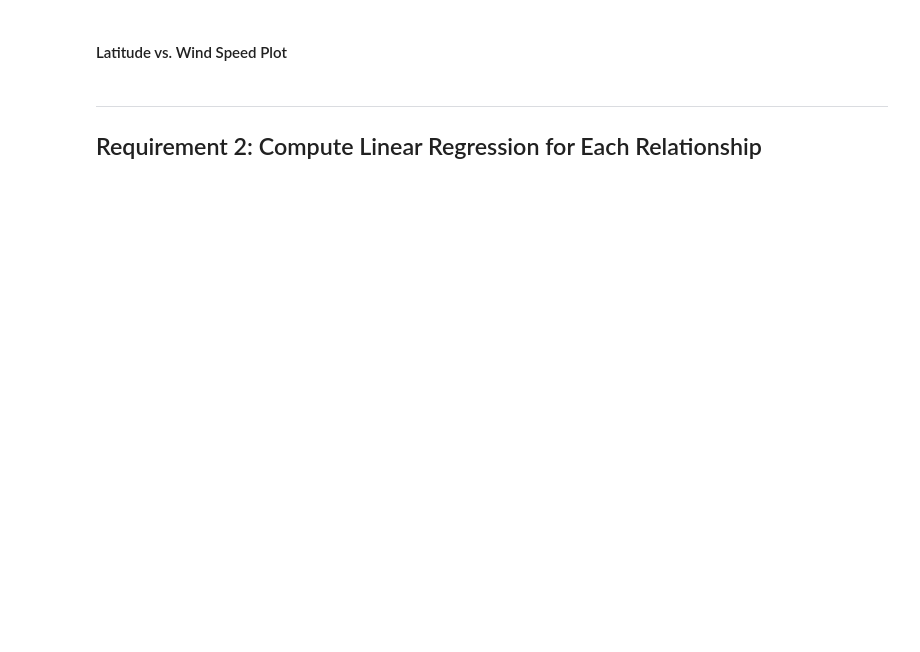
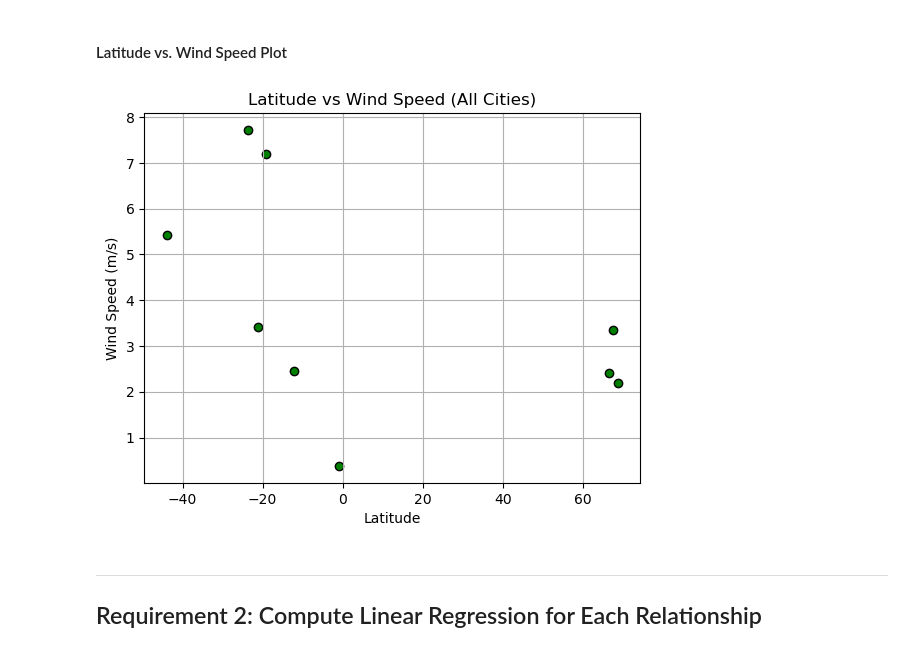
Before and after one commit to amydohlin/python-api-challenge, a Jupyter notebook: starter_code/WeatherPy.ipynb, the cells around one changed output. Saved outputs shown, nothing was run; the diff lists cells and outputs as text; code cells hidden in the pictures; blank space fills up the shorter version.

```diff
--- a/starter_code/WeatherPy.ipynb
+++ b/starter_code/WeatherPy.ipynb
@@ -245,16 +294,25 @@ plt.show()
 #### Latitude vs. Wind Speed Plot
 # %%
 # Build the scatter plots for latitude vs. wind speed
-# YOUR CODE HERE
+
+# Define the x and y axes and values.
+lat_v_wind_x = city_data_df["Lat"]
+lat_v_wind_y = city_data_df["Wind Speed"]
 
 # Incorporate the other graph properties
-# YOUR CODE HERE
+plt.title("Latitude vs Wind Speed (All Cities)")
+plt.grid(True)
+plt.xlabel("Latitude")
+plt.ylabel("Wind Speed (m/s)")
+plt.scatter(lat_v_wind_x,lat_v_wind_y,color="green", edgecolor="black")
 
 # Save the figure
-plt.savefig("output_data/Fig4.png")
+plt.savefig("../output_data/Fig4_LatWind.png")
 
 # Show plot
 plt.show()
+# %% [output]
+[figure, added]
 # %% [markdown]
 ---
 
```
Also changed, not shown: parts of 30 cells of this notebook, 8 other files.
